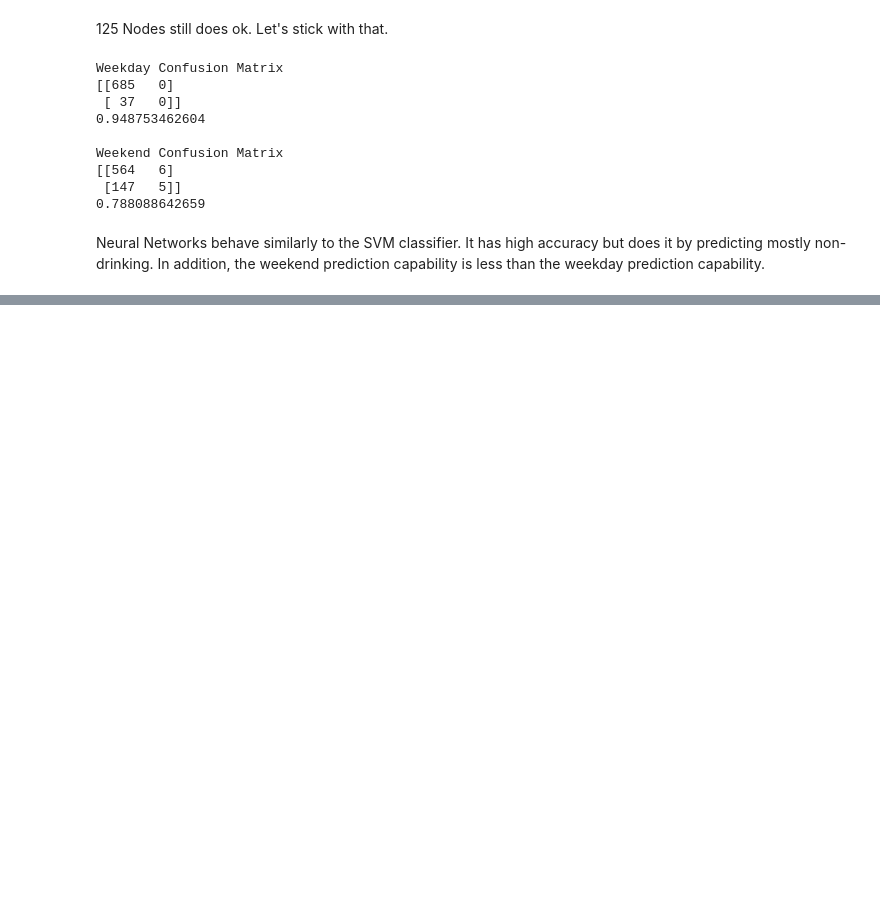
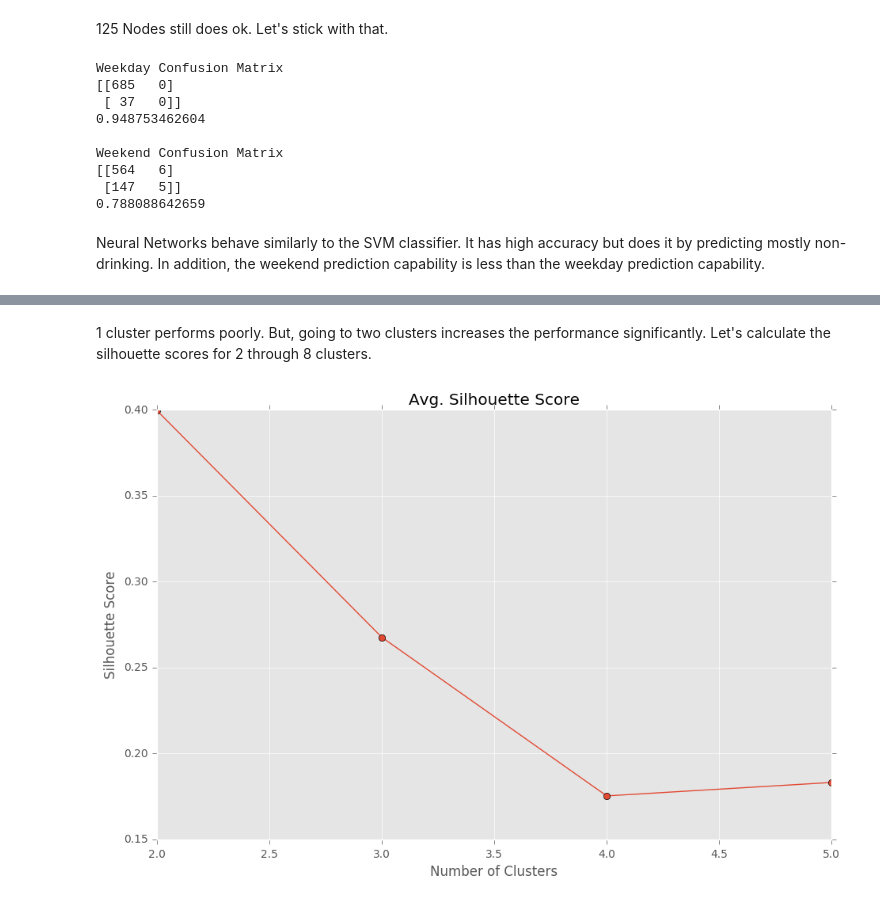
Before and after one commit to fagan2888/DataSci_Final_Project, a Jupyter notebook: Final/Final Submission.ipynb, the cells around one changed output, grey strips where cells are left out. Saved outputs shown, nothing was run; the diff lists cells and outputs as text; code cells hidden in the pictures; blank space fills up the shorter version.

```diff
--- a/Final/Final Submission.ipynb
+++ b/Final/Final Submission.ipynb
@@ -1013,0 +1095,16 @@ Neural Networks behave similarly to the SVM classifier. It has high accuracy but
+# %% [markdown]
+1 cluster performs poorly. But, going to two clusters increases the performance significantly. Let's calculate the silhouette scores for 2 through 8 clusters.
+# %%
+nClusters = []
+silAvg = []
+for i in range(2,6):
+    nClusters.append(i)
+    silAvg.append(silhouette_score(useData, labels[i]))
+
+plt.plot(nClusters, silAvg, 'o-')
+plt.ylabel('Silhouette Score')
+plt.xlabel('Number of Clusters')
+plt.title('Avg. Silhouette Score')
+plt.show()
+# %% [output]
+[figure, added]
```
Also changed, not shown: parts of 48 cells of this notebook, 1 other file.
